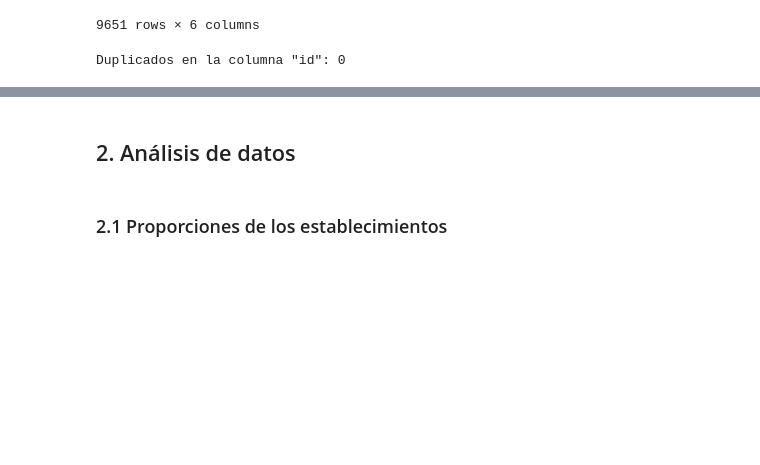
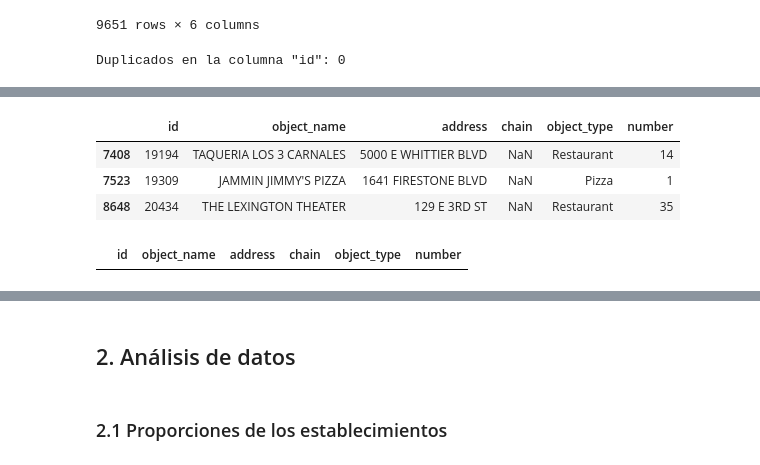
Before and after one commit to EmilioGonzalez29/TT-Project-S10, a Jupyter notebook: project.ipynb, the cells around one changed output, grey strips where cells are left out. Saved outputs shown, nothing was run; the diff lists cells and outputs as text; code cells hidden in the pictures; blank space fills up the shorter version.

```diff
--- a/project.ipynb
+++ b/project.ipynb
@@ -120,0 +107,12 @@ Tampoco se presentan duplicados en la columna 'id', lo cual indica que no hay re
+# %%
+display(df_rest[df_rest['chain'].isna()])
+print()
+#Elimino las filas con valores ausentes
+df_rest = df_rest.dropna()
+display(df_rest[df_rest['chain'].isna()])
+# %% [output]
+|  | id | object_name | address | chain | object_type | number |
+| 7408 | 19194 | TAQUERIA LOS 3 CARNALES | 5000 E WHITTIER BLVD | NaN | Restaurant | 14 |
+| 7523 | 19309 | JAMMIN JIMMY'S PIZZA | 1641 FIRESTONE BLVD | NaN | Pizza | 1 |
+| 8648 | 20434 | THE LEXINGTON THEATER | 129 E 3RD ST | NaN | Restaurant | 35 |
+|  | id | object_name | address | chain | object_type | number |
```
Also changed, not shown: parts of 15 cells of this notebook, 1 other file.
